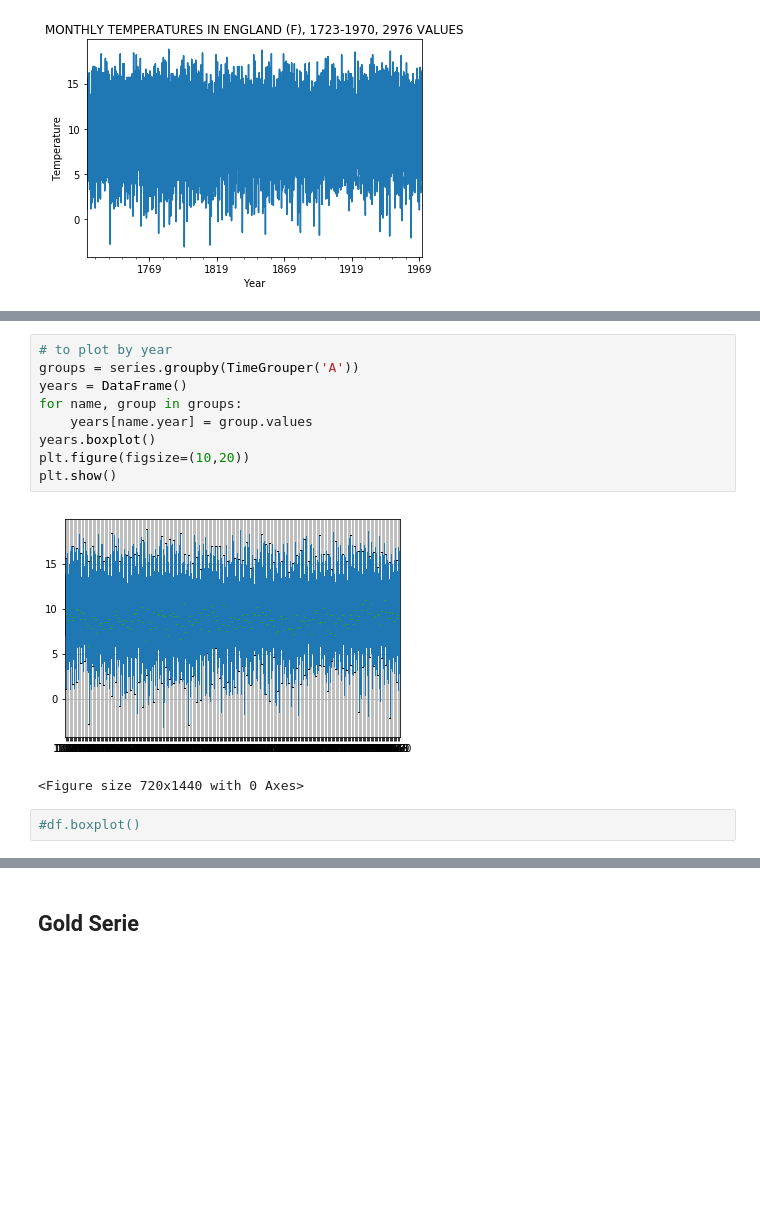
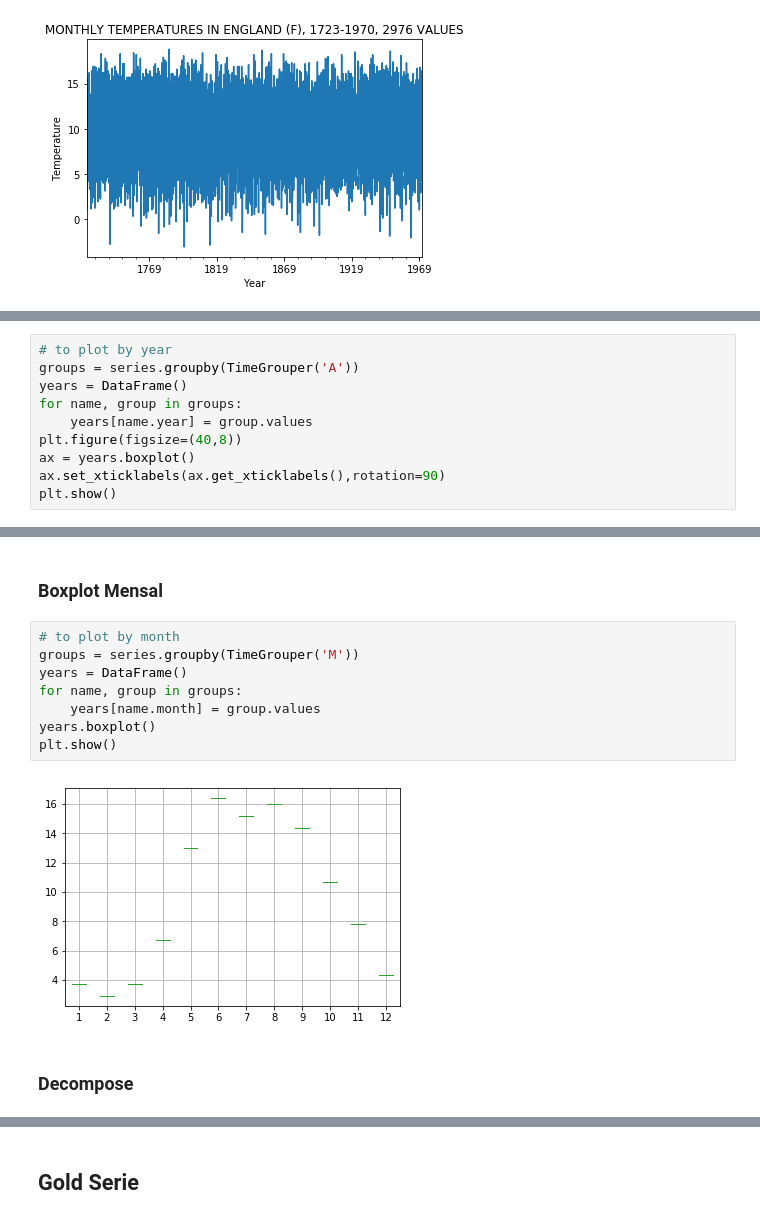
Before and after one commit to jamissonfreitas/IN1167, a Jupyter notebook: Cap1_2.ipynb, the cells around one changed output, grey strips where cells are left out. Saved outputs shown, nothing was run; the diff lists cells and outputs as text; blank space fills up the shorter version.

```diff
--- a/Cap1_2.ipynb
+++ b/Cap1_2.ipynb
@@ -49,0 +52,10 @@ plt.show()
+# %%
+# to plot by year
+groups = series.groupby(TimeGrouper('A'))
+years = DataFrame()
+for name, group in groups:
+    years[name.year] = group.values
+plt.figure(figsize=(40,8))
+ax = years.boxplot()
+ax.set_xticklabels(ax.get_xticklabels(),rotation=90)
+plt.show()
@@ -50,14 +64,14 @@ plt.show()
+# %% [markdown]
+### Boxplot Mensal
 # %%
-# to plot by year
-groups = series.groupby(TimeGrouper('A'))
+# to plot by month
+groups = series.groupby(TimeGrouper('M'))
 years = DataFrame()
 for name, group in groups:
-    years[name.year] = group.values
+    years[name.month] = group.values
 years.boxplot()
-plt.figure(figsize=(10,20))
 plt.show()
 # %% [output]
-[figure, old version]
+[figure, new version]
-<Figure size 720x1440 with 0 Axes>
-# %%
-#df.boxplot()
+# %% [markdown]
+### Decompose
```
Also changed, not shown: parts of 6 cells of this notebook.
